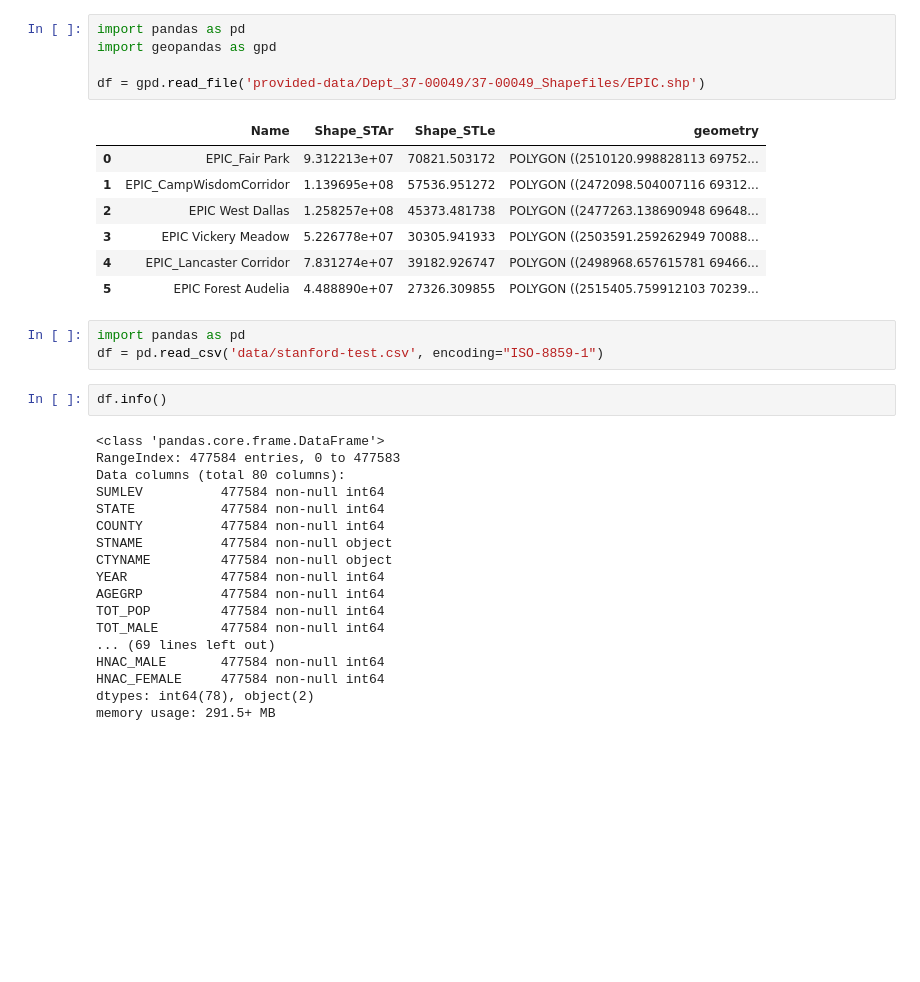
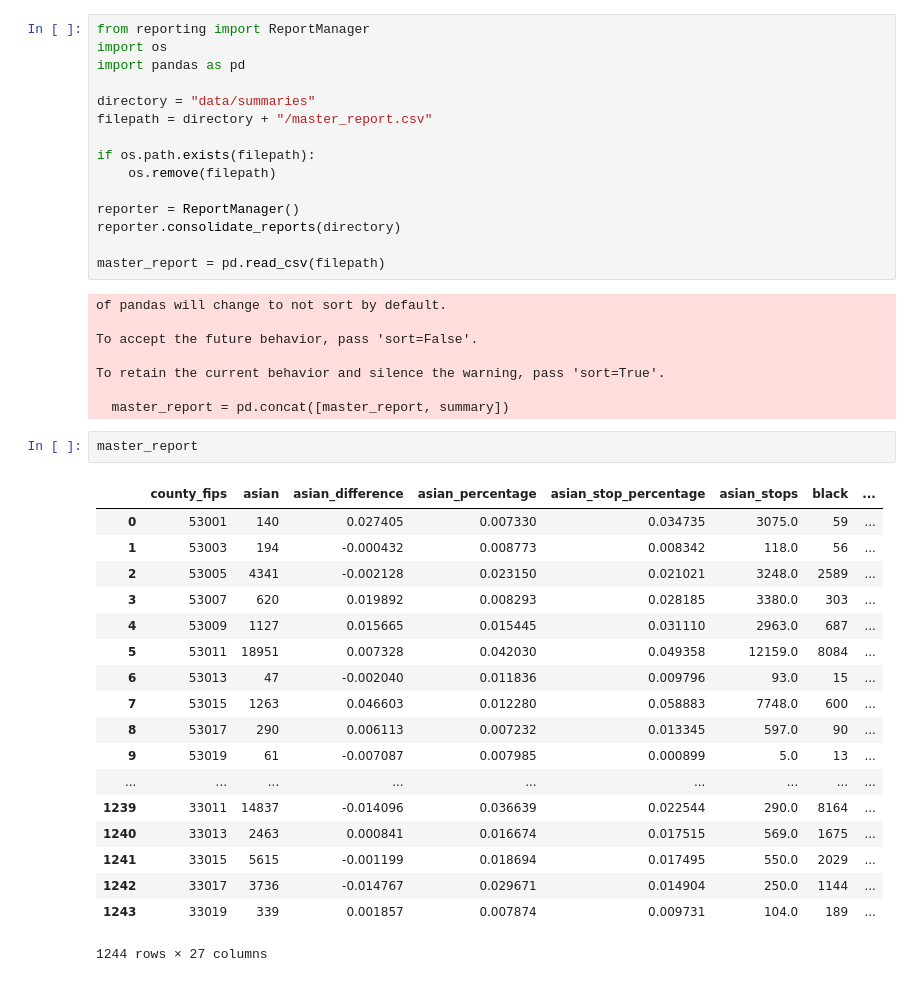
Before and after one commit to shawnveltman/policing_racism, a Jupyter notebook: src/Untitled.ipynb, the cells around one changed output. Saved outputs shown, nothing was run; the diff lists cells and outputs as text; blank space fills up the shorter version.

Commit message:
POL-29 additional touches to report consolidator

```diff
--- a/src/Untitled.ipynb
+++ b/src/Untitled.ipynb
@@ -43,36 +1,44 @@ state_rec['geometry']['coordinates']
-# %%
-import pandas as pd
-import geopandas as gpd
-
-df = gpd.read_file('provided-data/Dept_37-00049/37-00049_Shapefiles/EPIC.shp')
-# %% [output]
-|  | Name | Shape_STAr | Shape_STLe | geometry |
-| 0 | EPIC_Fair Park | 9.312213e+07 | 70821.503172 | POLYGON ((2510120.998828113 69752... |
-| 1 | EPIC_CampWisdomCorridor | 1.139695e+08 | 57536.951272 | POLYGON ((2472098.504007116 69312... |
-| 2 | EPIC West Dallas | 1.258257e+08 | 45373.481738 | POLYGON ((2477263.138690948 69648... |
-| 3 | EPIC Vickery Meadow | 5.226778e+07 | 30305.941933 | POLYGON ((2503591.259262949 70088... |
-| 4 | EPIC_Lancaster Corridor | 7.831274e+07 | 39182.926747 | POLYGON ((2498968.657615781 69466... |
-| 5 | EPIC Forest Audelia | 4.488890e+07 | 27326.309855 | POLYGON ((2515405.759912103 70239... |
-# %%
-import pandas as pd
-df = pd.read_csv('data/stanford-test.csv', encoding="ISO-8859-1")
-# %%
-df.info()
-# %% [output]
-<class 'pandas.core.frame.DataFrame'>
-RangeIndex: 477584 entries, 0 to 477583
-Data columns (total 80 columns):
-SUMLEV          477584 non-null int64
-STATE           477584 non-null int64
-COUNTY          477584 non-null int64
-STNAME          477584 non-null object
-CTYNAME         477584 non-null object
-YEAR            477584 non-null int64
-AGEGRP          477584 non-null int64
-TOT_POP         477584 non-null int64
-TOT_MALE        477584 non-null int64
-... (69 lines left out)
-HNAC_MALE       477584 non-null int64
-HNAC_FEMALE     477584 non-null int64
-dtypes: int64(78), object(2)
-memory usage: 291.5+ MB
+# %%
+from reporting import ReportManager
+import os
+import pandas as pd
+
+directory = "data/summaries"
+filepath = directory + "/master_report.csv"
+
+if os.path.exists(filepath):
+    os.remove(filepath)
+
+reporter = ReportManager()
+reporter.consolidate_reports(directory)
+
+master_report = pd.read_csv(filepath)
+# %% [output]
+of pandas will change to not sort by default.
+
+To accept the future behavior, pass 'sort=False'.
+
+To retain the current behavior and silence the warning, pass 'sort=True'.
+
+  master_report = pd.concat([master_report, summary])
+# %%
+master_report
+# %% [output]
+|  | county_fips | asian | asian_difference | asian_percentage | asian_stop_percentage | asian_stops | black | ... |
+| 0 | 53001 | 140 | 0.027405 | 0.007330 | 0.034735 | 3075.0 | 59 | ... |
+| 1 | 53003 | 194 | -0.000432 | 0.008773 | 0.008342 | 118.0 | 56 | ... |
+| 2 | 53005 | 4341 | -0.002128 | 0.023150 | 0.021021 | 3248.0 | 2589 | ... |
+| 3 | 53007 | 620 | 0.019892 | 0.008293 | 0.028185 | 3380.0 | 303 | ... |
+| 4 | 53009 | 1127 | 0.015665 | 0.015445 | 0.031110 | 2963.0 | 687 | ... |
+| 5 | 53011 | 18951 | 0.007328 | 0.042030 | 0.049358 | 12159.0 | 8084 | ... |
+| 6 | 53013 | 47 | -0.002040 | 0.011836 | 0.009796 | 93.0 | 15 | ... |
+| 7 | 53015 | 1263 | 0.046603 | 0.012280 | 0.058883 | 7748.0 | 600 | ... |
+| 8 | 53017 | 290 | 0.006113 | 0.007232 | 0.013345 | 597.0 | 90 | ... |
+| 9 | 53019 | 61 | -0.007087 | 0.007985 | 0.000899 | 5.0 | 13 | ... |
+| ... | ... | ... | ... | ... | ... | ... | ... | ... |
+| 1239 | 33011 | 14837 | -0.014096 | 0.036639 | 0.022544 | 290.0 | 8164 | ... |
+| 1240 | 33013 | 2463 | 0.000841 | 0.016674 | 0.017515 | 569.0 | 1675 | ... |
+| 1241 | 33015 | 5615 | -0.001199 | 0.018694 | 0.017495 | 550.0 | 2029 | ... |
+| 1242 | 33017 | 3736 | -0.014767 | 0.029671 | 0.014904 | 250.0 | 1144 | ... |
+| 1243 | 33019 | 339 | 0.001857 | 0.007874 | 0.009731 | 104.0 | 189 | ... |
+1244 rows × 27 columns
```
Also changed, not shown: parts of 8 cells of this notebook.
